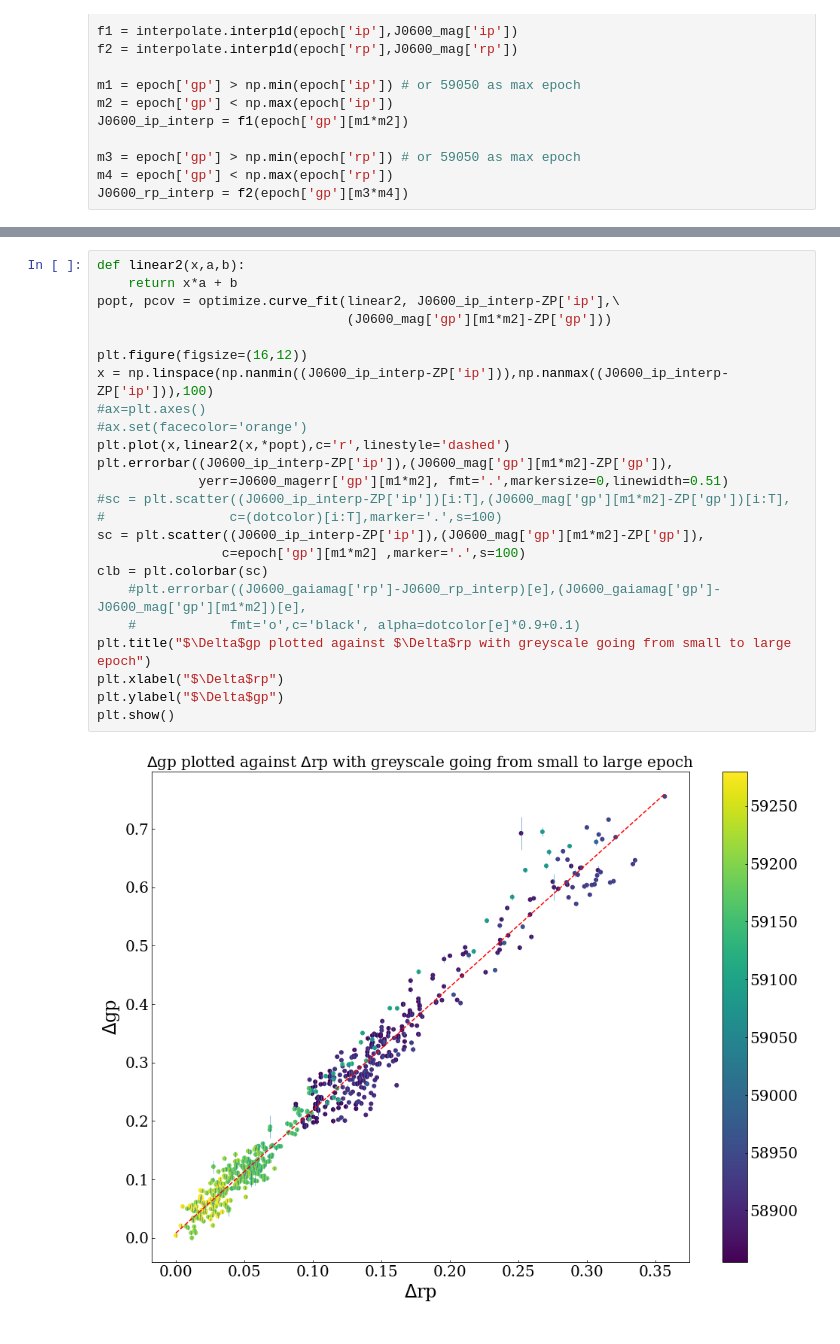
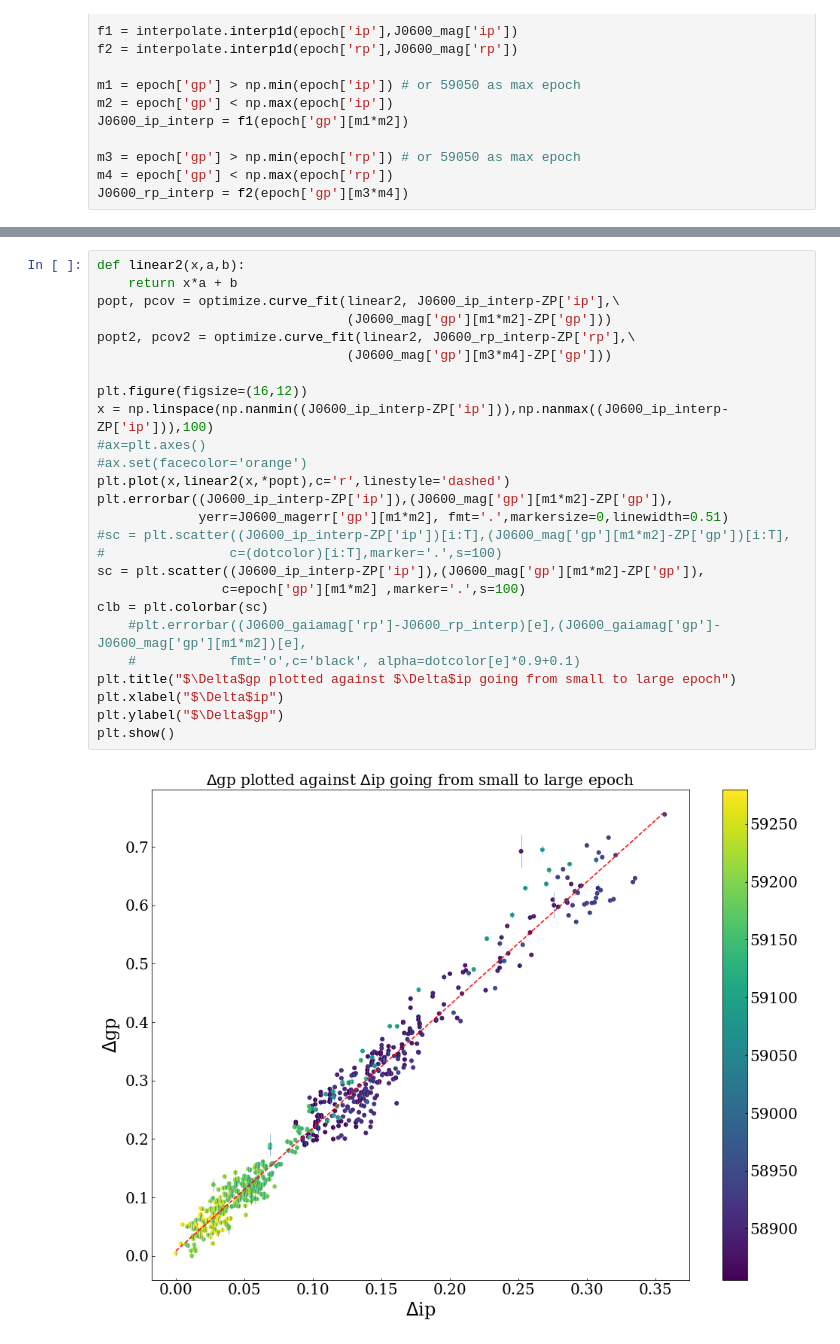
Before and after one commit to BartOuwehand/BRPJ0600, a Jupyter notebook: Differential photometry.ipynb, the cells around one changed output, grey strips where cells are left out. Drawn from its saved outputs; the diff is of its cells as text.

```diff
--- a/Differential photometry.ipynb
+++ b/Differential photometry.ipynb
@@ -677,29 +680,31 @@ for ax in axs:
 # %%
 def linear2(x,a,b):
     return x*a + b
 popt, pcov = optimize.curve_fit(linear2, J0600_ip_interp-ZP['ip'],\
                                 (J0600_mag['gp'][m1*m2]-ZP['gp']))
+popt2, pcov2 = optimize.curve_fit(linear2, J0600_rp_interp-ZP['rp'],\
+                                (J0600_mag['gp'][m3*m4]-ZP['gp']))
 
 plt.figure(figsize=(16,12))
 x = np.linspace(np.nanmin((J0600_ip_interp-ZP['ip'])),np.nanmax((J0600_ip_interp-ZP['ip'])),100)
 #ax=plt.axes()
 #ax.set(facecolor='orange')
 plt.plot(x,linear2(x,*popt),c='r',linestyle='dashed')
 plt.errorbar((J0600_ip_interp-ZP['ip']),(J0600_mag['gp'][m1*m2]-ZP['gp']),
              yerr=J0600_magerr['gp'][m1*m2], fmt='.',markersize=0,linewidth=0.51)
 #sc = plt.scatter((J0600_ip_interp-ZP['ip'])[i:T],(J0600_mag['gp'][m1*m2]-ZP['gp'])[i:T],
 #                c=(dotcolor)[i:T],marker='.',s=100)
 sc = plt.scatter((J0600_ip_interp-ZP['ip']),(J0600_mag['gp'][m1*m2]-ZP['gp']),
                 c=epoch['gp'][m1*m2] ,marker='.',s=100)
 clb = plt.colorbar(sc)
     #plt.errorbar((J0600_gaiamag['rp']-J0600_rp_interp)[e],(J0600_gaiamag['gp']-J0600_mag['gp'][m1*m2])[e],
     #            fmt='o',c='black', alpha=dotcolor[e]*0.9+0.1)
-plt.title("$\Delta$gp plotted against $\Delta$rp with greyscale going from small to large epoch")
-plt.xlabel("$\Delta$rp")
+plt.title("$\Delta$gp plotted against $\Delta$ip going from small to large epoch")
+plt.xlabel("$\Delta$ip")
 plt.ylabel("$\Delta$gp")
 plt.show()
 # %% [output]
-[figure, old version]
+[figure, new version]
 # %%
 # Plot different parts of the lightcurve
 
```
Also changed, not shown: parts of 6 cells of this notebook.
